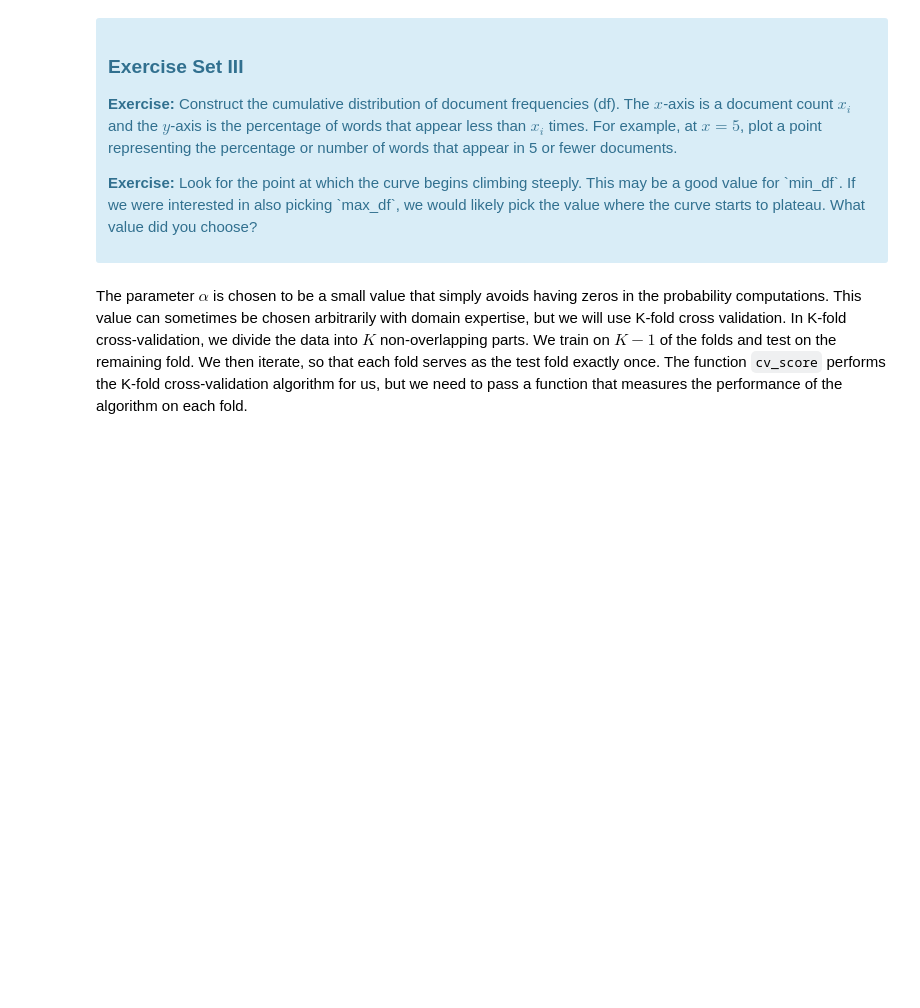
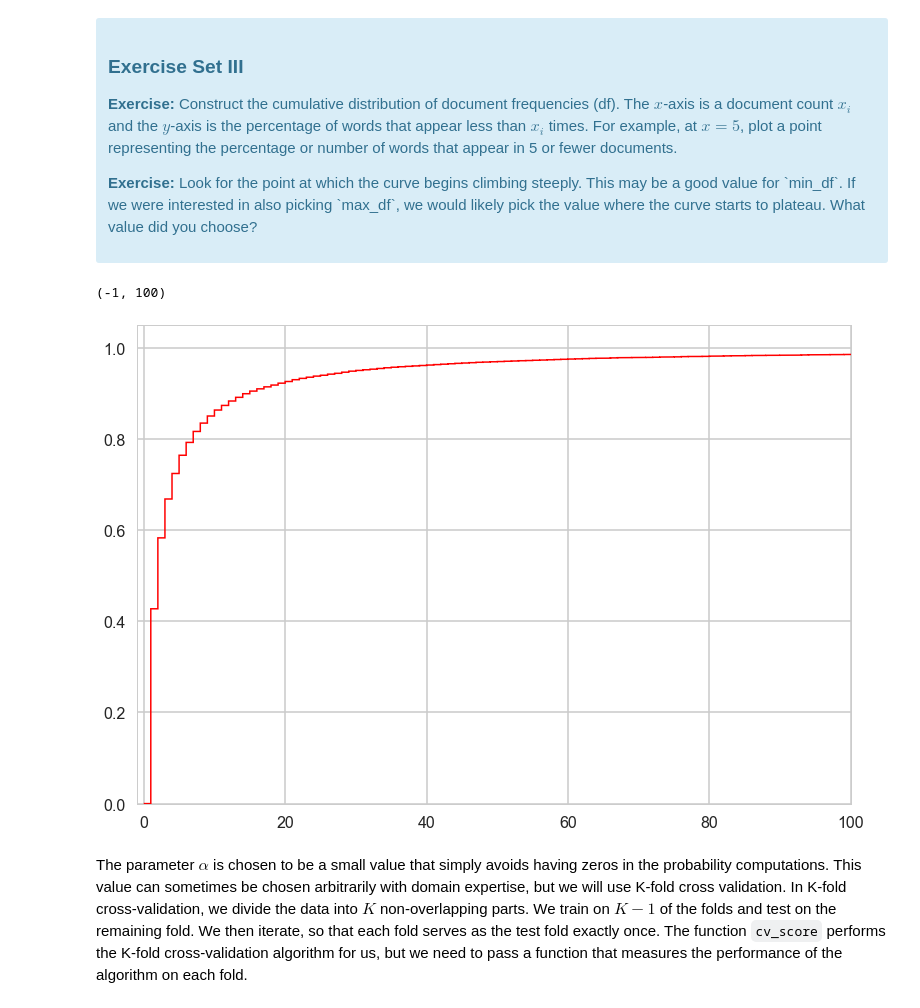
Before and after one commit to srinikris/SpringBoard_LinearRegression, a Jupyter notebook: naive_bayes/Mini_Project_Naive_Bayes.ipynb, the cells around one changed output. Cells and saved outputs as stored; diff of their text form; code cells hidden in the pictures; blank space fills up the shorter version.

Commit message:
Ran all except last 2 steps

```diff
--- a/naive_bayes/Mini_Project_Naive_Bayes.ipynb
+++ b/naive_bayes/Mini_Project_Naive_Bayes.ipynb
@@ -305,3 +303,12 @@ First, let's find an appropriate value for `min_df` for the `CountVectorizer`. `
+# %%
+df = list((X > 0).sum(0).tolist()[0])
+c = pd.Series(df)
+y = np.arange(c.sum())
+plt.hist(c,y,normed=1, histtype='step', color='r', cumulative=True, linewidth=1.5)
+plt.xlim(-1,100)
+# %% [output]
+(-1, 100)
+[figure, added]
 # %% [markdown]
 The parameter $\alpha$ is chosen to be a small value that simply avoids having zeros in the probability computations. This value can sometimes be chosen arbitrarily with domain expertise, but we will use K-fold cross validation. In K-fold cross-validation, we divide the data into $K$ non-overlapping parts. We train on $K-1$ of the folds and test on the remaining fold. We then iterate, so that each fold serves as the test fold exactly once. The function `cv_score` performs the K-fold cross-validation algorithm for us, but we need to pass a function that measures the performance of the algorithm on each fold.
 # %%
```
Also changed, not shown: parts of 10 cells of this notebook.
